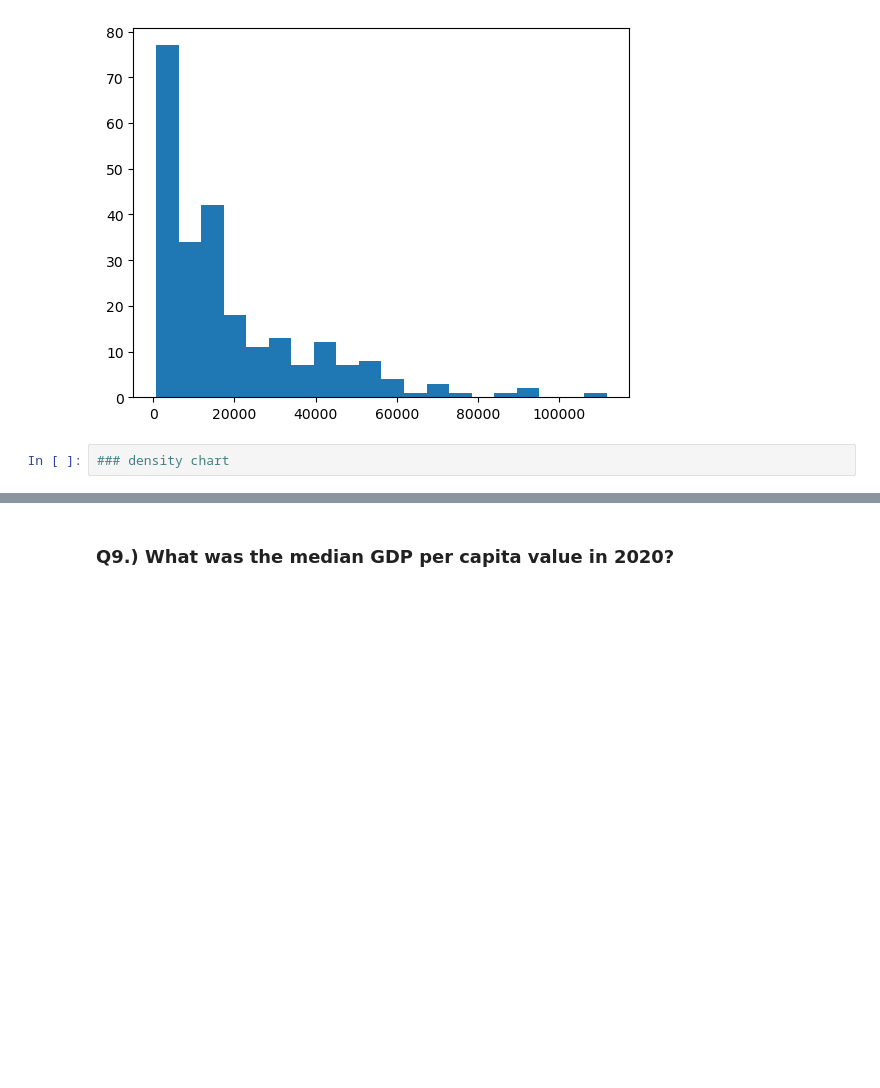
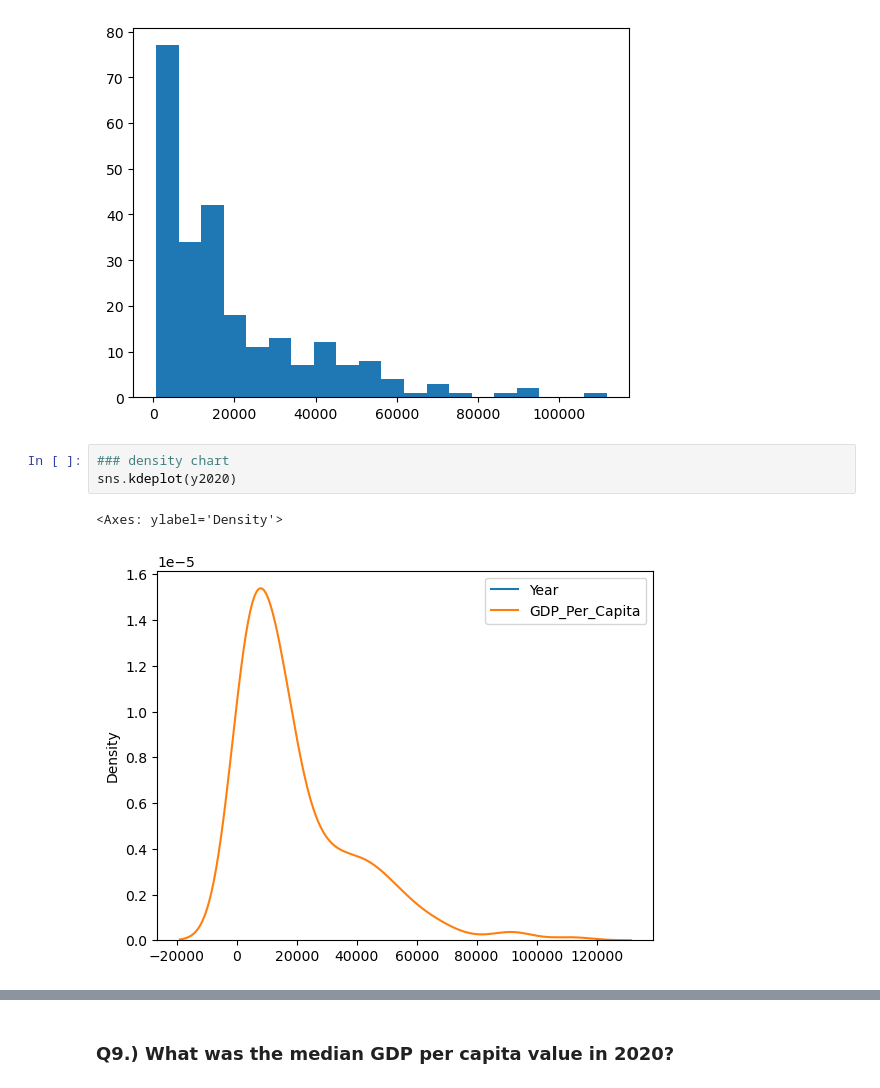
Before and after one commit to NSS-Data-Analytics-Cohort-11/undata-katieclayy, a Jupyter notebook: notebook/UN_data_analysis.ipynb, the cells around one changed output, grey strips where cells are left out. Drawn from its saved outputs; the diff is of its cells as text; blank space fills up the shorter version.

```diff
--- a/notebook/UN_data_analysis.ipynb
+++ b/notebook/UN_data_analysis.ipynb
@@ -143,3 +143,7 @@ plt.hist(y2020.GDP_Per_Capita, bins=20)
 [figure]
 # %%
 ### density chart
+sns.kdeplot(y2020)
+# %% [output]
+<Axes: ylabel='Density'>
+[figure, added]
```
Also changed, not shown: parts of 15 cells of this notebook.
